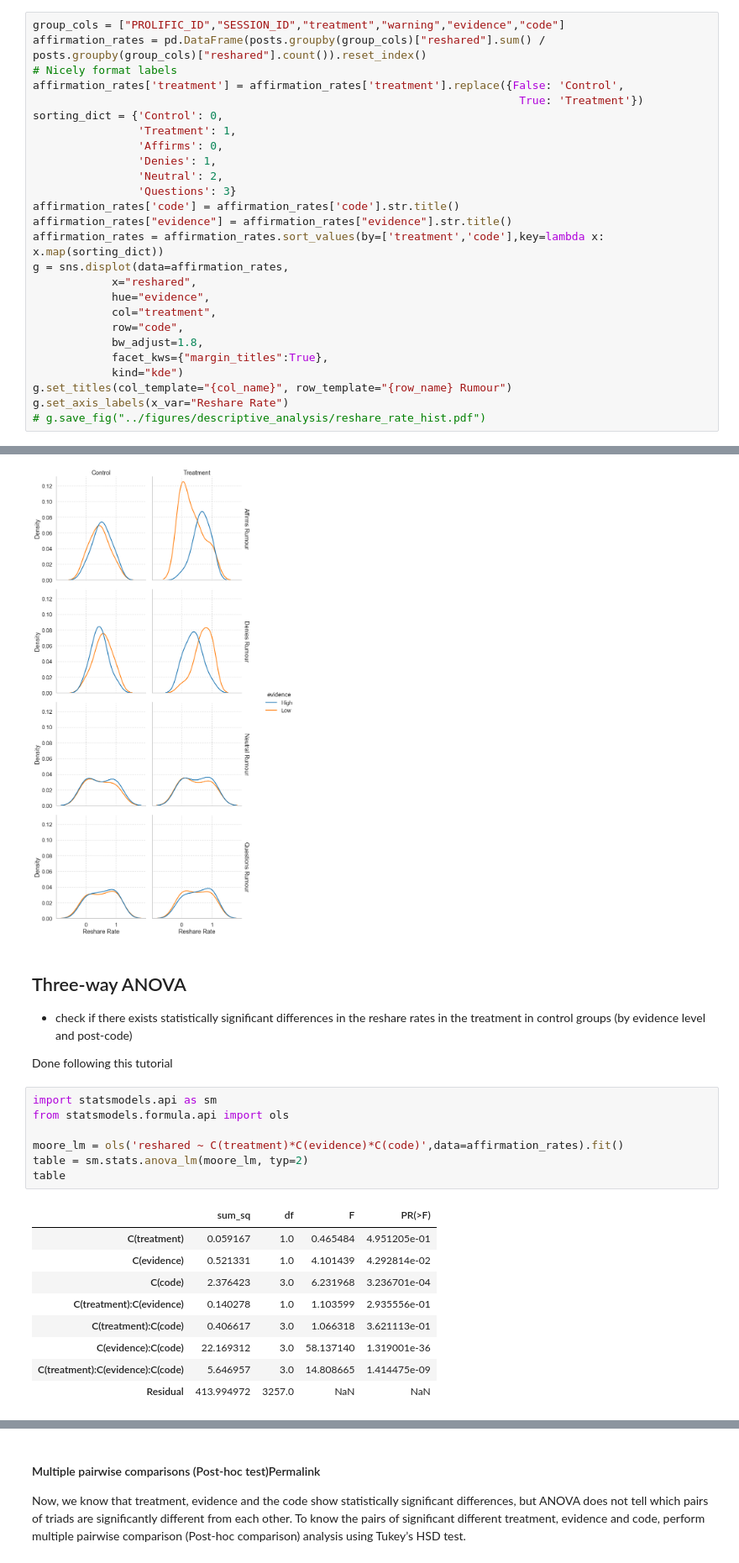
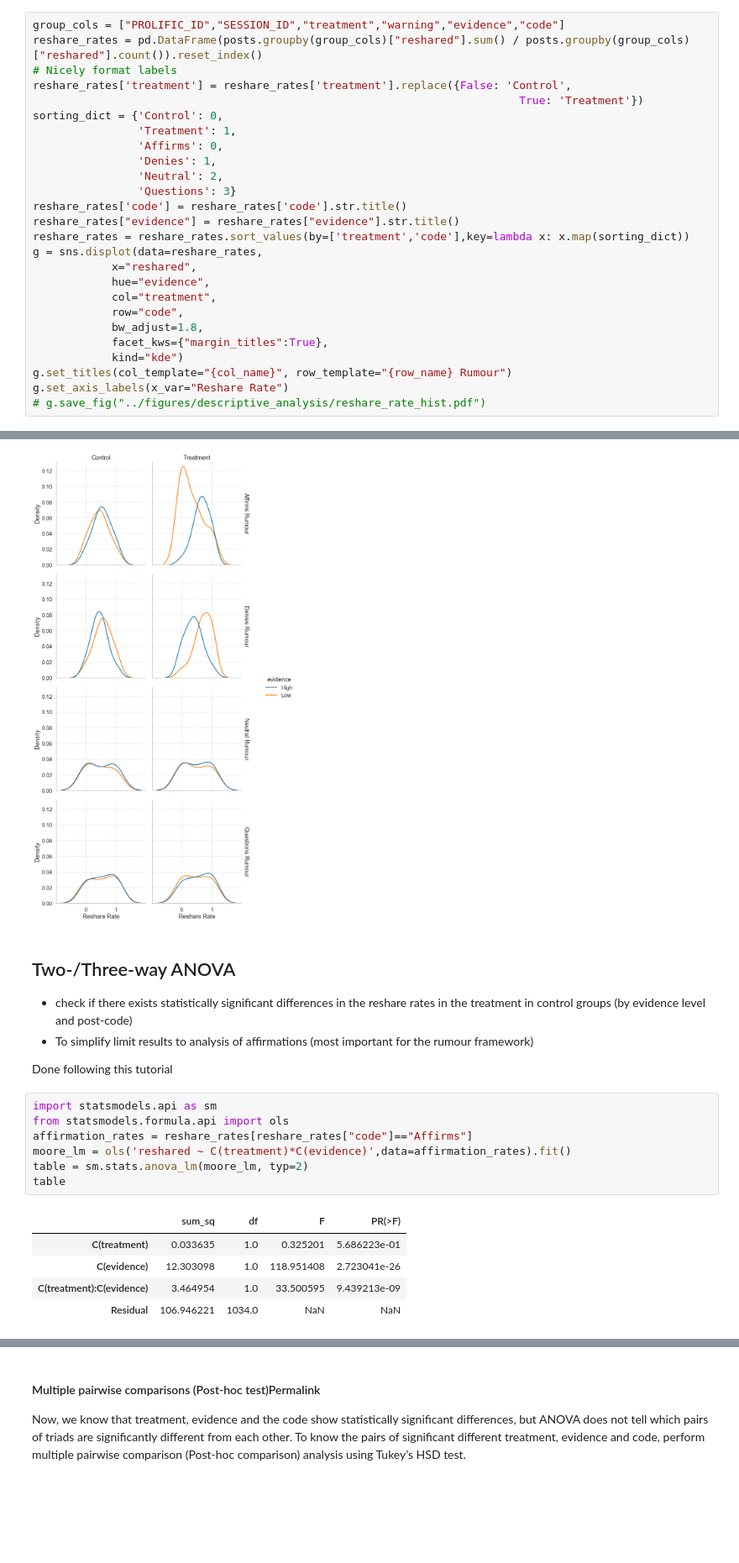
Before and after one commit to cameron-raymond/SDS-Thesis, a Jupyter notebook: notebooks/Descriptive_Analysis.ipynb, the cells around one changed output, grey strips where cells are left out. Shown: that part at 84% size. Cells and saved outputs as stored; diff of their text form; blank space fills up the shorter version.

```diff
--- a/notebooks/Descriptive_Analysis.ipynb
+++ b/notebooks/Descriptive_Analysis.ipynb
@@ -88,9 +88,9 @@ table_two
 ## Sample Visualizations
 # %%
 group_cols = ["PROLIFIC_ID","SESSION_ID","treatment","warning","evidence","code"]
-affirmation_rates = pd.DataFrame(posts.groupby(group_cols)["reshared"].sum() / posts.groupby(group_cols)["reshared"].count()).reset_index()
+reshare_rates = pd.DataFrame(posts.groupby(group_cols)["reshared"].sum() / posts.groupby(group_cols)["reshared"].count()).reset_index()
 # Nicely format labels
-affirmation_rates['treatment'] = affirmation_rates['treatment'].replace({False: 'Control',
+reshare_rates['treatment'] = reshare_rates['treatment'].replace({False: 'Control',
                                                                           True: 'Treatment'})
 sorting_dict = {'Control': 0,
                 'Treatment': 1,
@@ -98,10 +98,10 @@ sorting_dict = {'Control': 0,
                 'Denies': 1,
                 'Neutral': 2,
                 'Questions': 3}
-affirmation_rates['code'] = affirmation_rates['code'].str.title()
-affirmation_rates["evidence"] = affirmation_rates["evidence"].str.title()
-affirmation_rates = affirmation_rates.sort_values(by=['treatment','code'],key=lambda x: x.map(sorting_dict))
-g = sns.displot(data=affirmation_rates,
+reshare_rates['code'] = reshare_rates['code'].str.title()
+reshare_rates["evidence"] = reshare_rates["evidence"].str.title()
+reshare_rates = reshare_rates.sort_values(by=['treatment','code'],key=lambda x: x.map(sorting_dict))
+g = sns.displot(data=reshare_rates,
             x="reshared",
             hue="evidence",
             col="treatment",
@@ -116,25 +116,22 @@ g.set_axis_labels(x_var="Reshare Rate")
 <seaborn.axisgrid.FacetGrid at 0x...>
 [figure]
 # %% [markdown]
-## Three-way ANOVA
+## Two-/Three-way ANOVA
 
 - check if there exists statistically significant differences in the reshare rates in the treatment in control groups (by evidence level and post-code)
+- To simplify limit results to analysis of affirmations (most important for the rumour framework)
 
 Done following this tutorial
 # %%
 import statsmodels.api as sm
 from statsmodels.formula.api import ols
-
-moore_lm = ols('reshared ~ C(treatment)*C(evidence)*C(code)',data=affirmation_rates).fit()
+affirmation_rates = reshare_rates[reshare_rates["code"]=="Affirms"]
+moore_lm = ols('reshared ~ C(treatment)*C(evidence)',data=affirmation_rates).fit()
 table = sm.stats.anova_lm(moore_lm, typ=2)
 table
 # %% [output]
 |  | sum_sq | df | F | PR(>F) |
-| C(treatment) | 0.059167 | 1.0 | 0.465484 | 4.951205e-01 |
-| C(evidence) | 0.521331 | 1.0 | 4.101439 | 4.292814e-02 |
-| C(code) | 2.376423 | 3.0 | 6.231968 | 3.236701e-04 |
-| C(treatment):C(evidence) | 0.140278 | 1.0 | 1.103599 | 2.935556e-01 |
-| C(treatment):C(code) | 0.406617 | 3.0 | 1.066318 | 3.621113e-01 |
-| C(evidence):C(code) | 22.169312 | 3.0 | 58.137140 | 1.319001e-36 |
-| C(treatment):C(evidence):C(code) | 5.646957 | 3.0 | 14.808665 | 1.414475e-09 |
-| Residual | 413.994972 | 3257.0 | NaN | NaN |
+| C(treatment) | 0.033635 | 1.0 | 0.325201 | 5.686223e-01 |
+| C(evidence) | 12.303098 | 1.0 | 118.951408 | 2.723041e-26 |
+| C(treatment):C(evidence) | 3.464954 | 1.0 | 33.500595 | 9.439213e-09 |
+| Residual | 106.946221 | 1034.0 | NaN | NaN |
```
Also changed, not shown: parts of 3 cells of this notebook.
